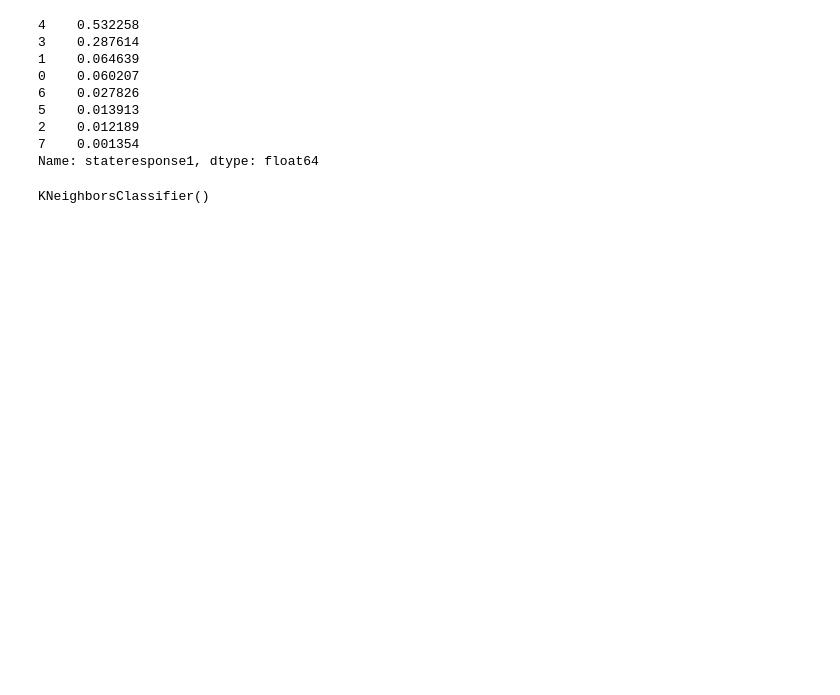
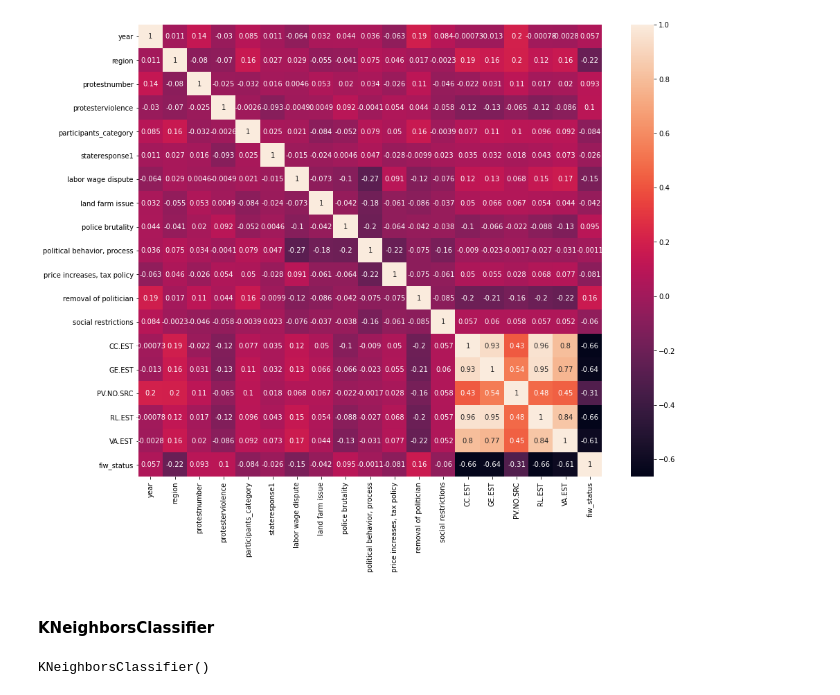
Before and after one commit to tjohn07/mass_mobilization_and_world_changing, a Jupyter notebook: 3_classification_model.ipynb, the cells around one changed output. Cells and saved outputs as stored; diff of their text form; code cells hidden in the pictures; blank space fills up the shorter version.

```diff
--- a/3_classification_model.ipynb
+++ b/3_classification_model.ipynb
@@ -104 +123,6 @@ knn = KNeighborsClassifier()
+# %%
+plt.figure(figsize = (15,12))
+sns.heatmap(m_df.corr(), annot = True);
+# %% [output]
+[figure, added]
 # %%
@@ -108,12 +132,2 @@ y = df['stateresponse1']
-# %%
-y.value_counts(normalize=True)
-# %% [output]
-4    0.532258
-3    0.287614
-1    0.064639
-0    0.060207
-6    0.027826
-5    0.013913
-2    0.012189
-7    0.001354
-Name: stateresponse1, dtype: float64
+# %% [markdown]
+#### KNeighborsClassifier
```
Also changed, not shown: parts of 48 cells of this notebook, 2 other files.
